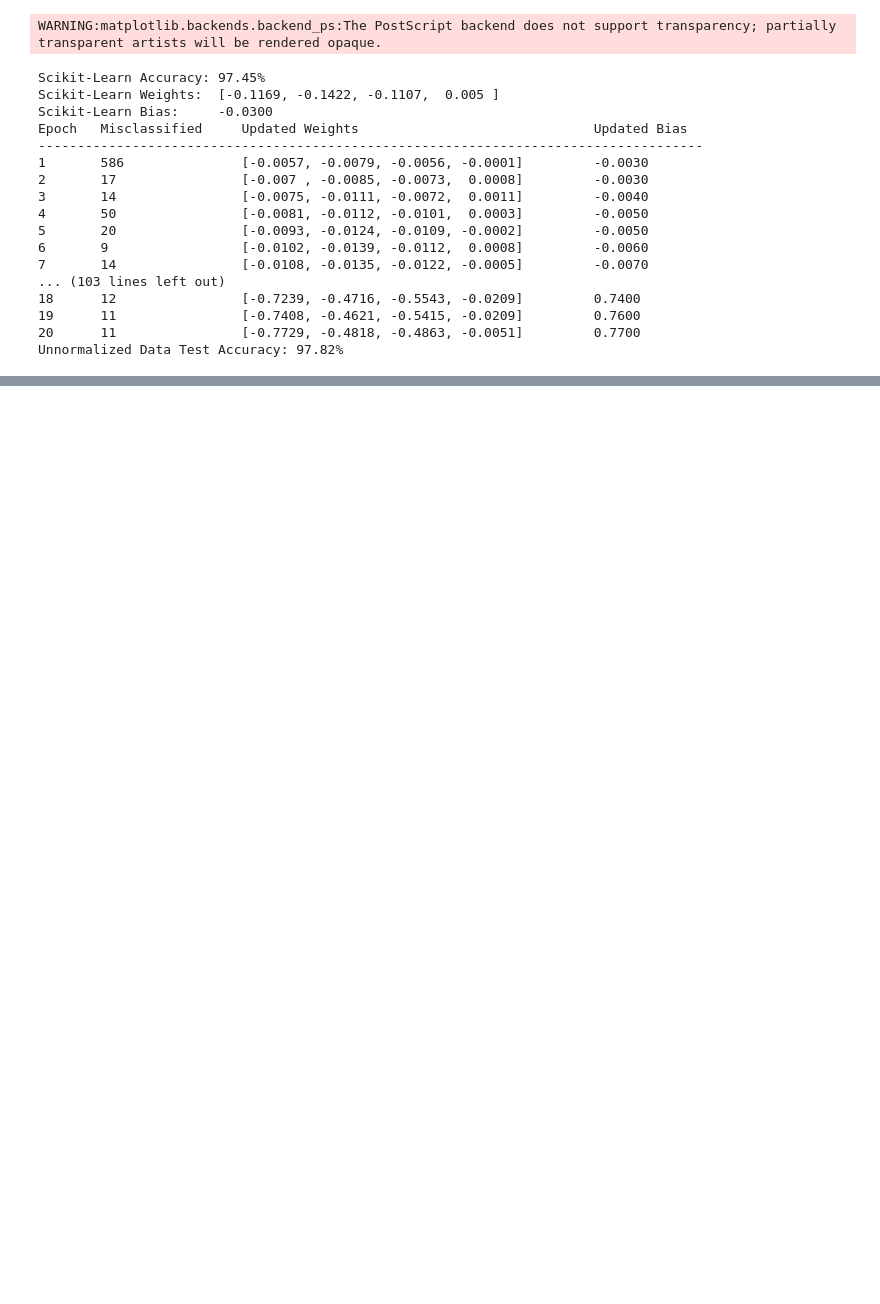
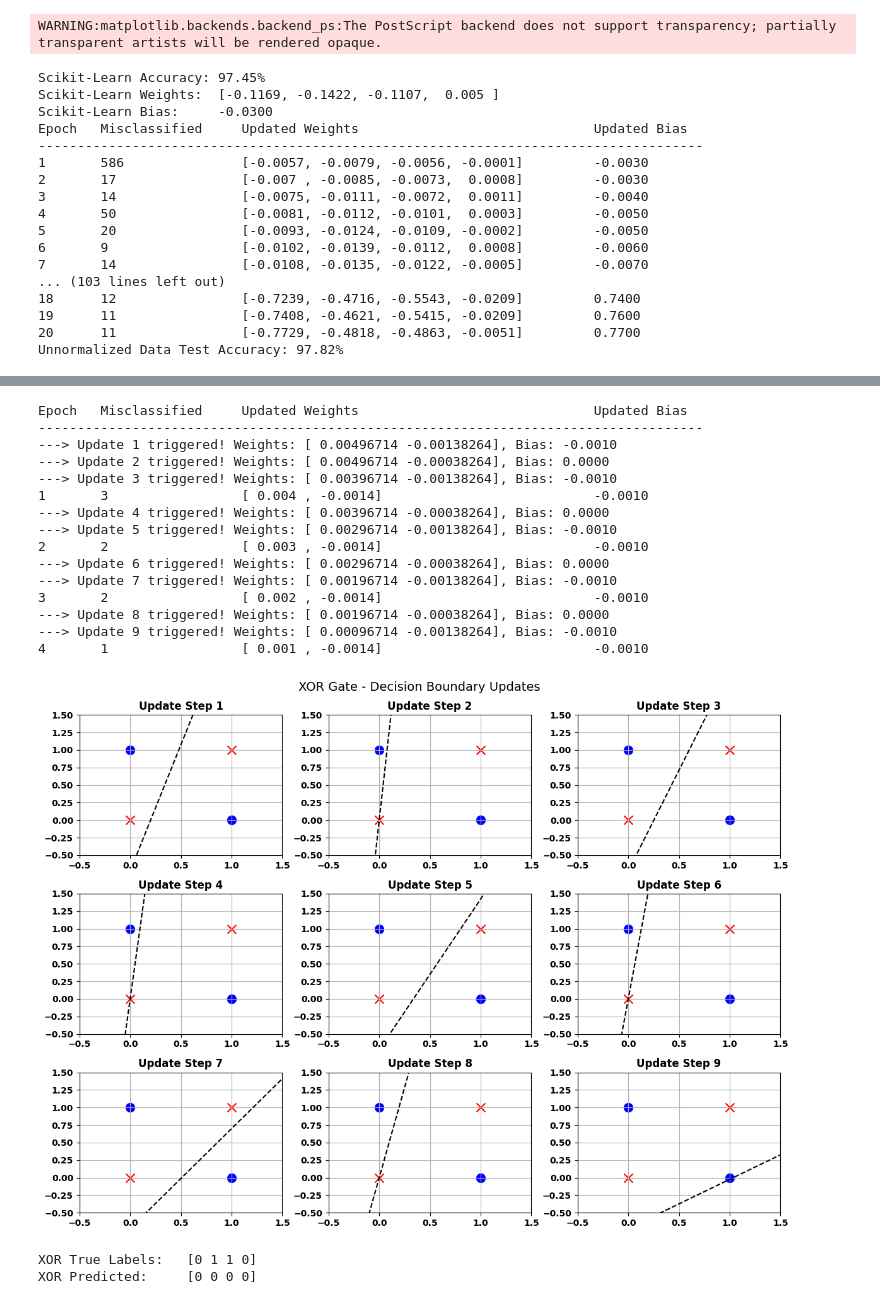
Before and after one commit to Kamlesh-DevOP/deep-learning-lab, a Jupyter notebook: lab-1/Lab1.ipynb, the cells around one changed output, grey strips where cells are left out. Drawn from its saved outputs; the diff is of its cells as text; code cells hidden in the pictures; blank space fills up the shorter version.

```diff
--- a/lab-1/Lab1.ipynb
+++ b/lab-1/Lab1.ipynb
@@ -654,0 +816,28 @@ Unnormalized Data Test Accuracy: 97.82%
+# %%
+# 2. Code the perceptron learning algorithm for the XOR gate using Python. Show the weights after each update. Plot the decision boundary after each weight update using Python's built-in packages. Analyze and identify the pattern that prevents the algorithm from converging. (K4)
+X_xor = np.array([[0, 0], [0, 1], [1, 0], [1, 1]])
+y_xor = np.array([0, 1, 1, 0])
+xor_model = Perceptron(learning_rate=0.001, epochs=4, gate_name="XOR")
+xor_model.fit(X_xor, y_xor)
+xor_preds = xor_model.predict(X_xor)
+print(f"XOR True Labels:   {y_xor}")
+print(f"XOR Predicted:     {xor_preds}")
+# %% [output]
+Epoch   Misclassified     Updated Weights                              Updated Bias
+-------------------------------------------------------------------------------------
+---> Update 1 triggered! Weights: [ 0.00496714 -0.00138264], Bias: -0.0010
+---> Update 2 triggered! Weights: [ 0.00496714 -0.00038264], Bias: 0.0000
+---> Update 3 triggered! Weights: [ 0.00396714 -0.00138264], Bias: -0.0010
+1       3                 [ 0.004 , -0.0014]                           -0.0010
+---> Update 4 triggered! Weights: [ 0.00396714 -0.00038264], Bias: 0.0000
+---> Update 5 triggered! Weights: [ 0.00296714 -0.00138264], Bias: -0.0010
+2       2                 [ 0.003 , -0.0014]                           -0.0010
+---> Update 6 triggered! Weights: [ 0.00296714 -0.00038264], Bias: 0.0000
+---> Update 7 triggered! Weights: [ 0.00196714 -0.00138264], Bias: -0.0010
+3       2                 [ 0.002 , -0.0014]                           -0.0010
+---> Update 8 triggered! Weights: [ 0.00196714 -0.00038264], Bias: 0.0000
+---> Update 9 triggered! Weights: [ 0.00096714 -0.00138264], Bias: -0.0010
+4       1                 [ 0.001 , -0.0014]                           -0.0010
+[figure, added]
+XOR True Labels:   [0 1 1 0]
+XOR Predicted:     [0 0 0 0]
```
Also changed, not shown: parts of 8 cells of this notebook, 1 other file.
